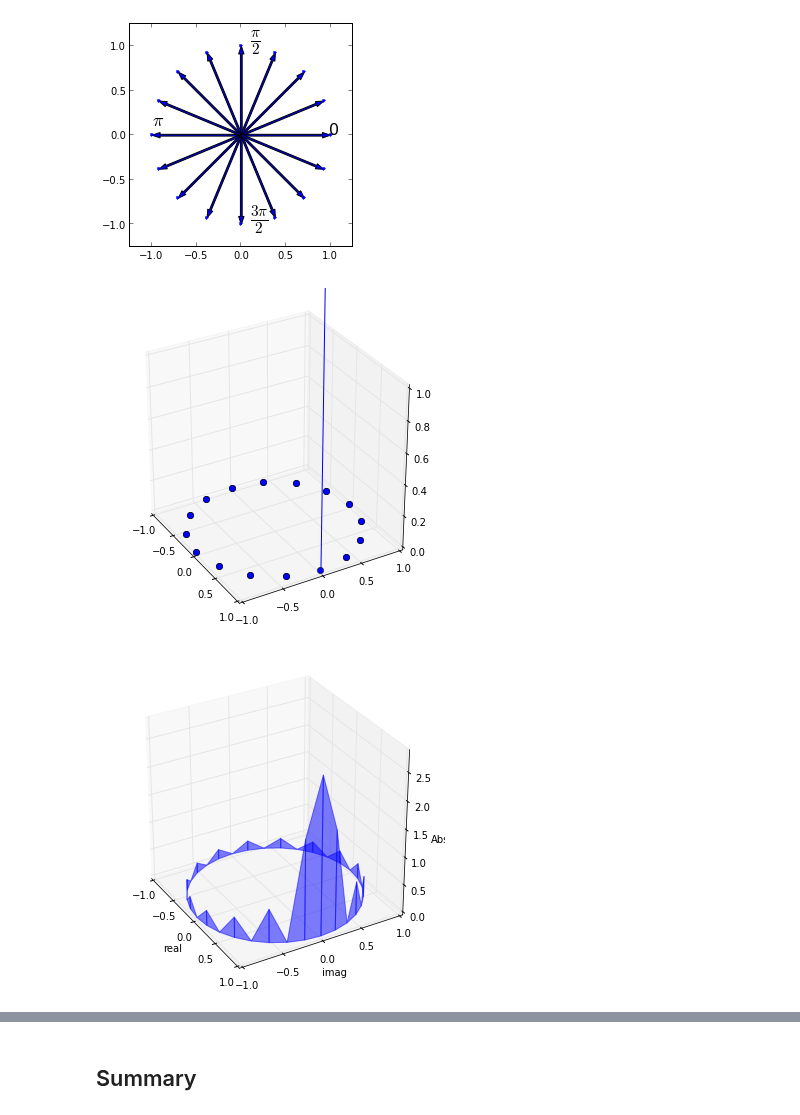
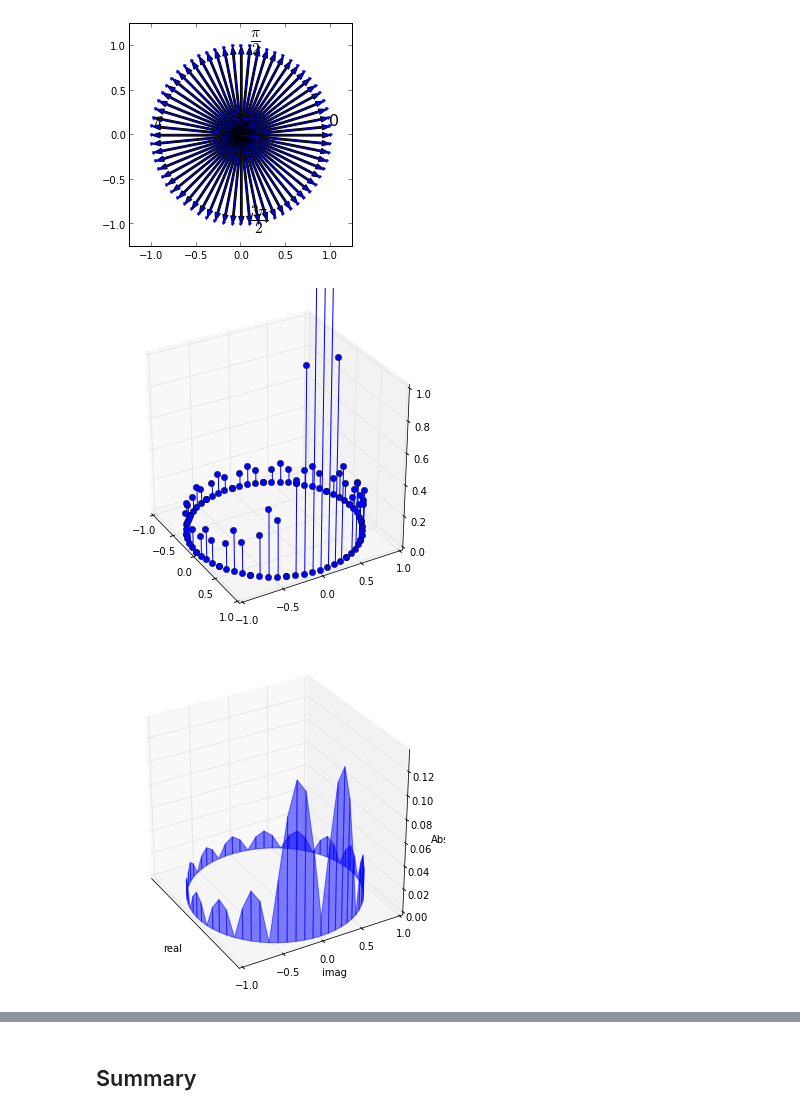
Before and after one commit to unpingco/Python-for-Signal-Processing, a Jupyter notebook: Fourier_Transform.ipynb, the cells around one changed output, grey strips where cells are left out. Saved outputs shown, nothing was run; the diff lists cells and outputs as text; code cells hidden in the pictures.

Commit message:
more fourier graphics in 3d

```diff
--- a/Fourier_Transform.ipynb
+++ b/Fourier_Transform.ipynb
@@ -2,41 +9,40 @@
 from __future__ import  division
 import numpy as np
 import matplotlib.pyplot as plt
 from matplotlib.patches import FancyArrow
 import mpl_toolkits.mplot3d.art3d as art3d
 from mpl_toolkits.mplot3d.art3d import Poly3DCollection
+import matplotlib.gridspec as gridspec
 
 def dftmatrix(Nfft=32,N=None):
     k= np.arange (Nfft)
     if N is None: N = Nfft
     n = arange (N)
     U = matrix(exp(1j* 2*pi/Nfft *k*n[:,None]))
     return U/sqrt(Nfft)
 
-Nfft=16
+Nfft=32*2
 v = ones((16,1))
 U = dftmatrix(Nfft=Nfft,N=16)
 
 f,ax=subplots()
 ax.set_aspect(1)
 a=2*pi/Nfft*arange(Nfft)
 ax.plot( cos(a),sin(a), '.')
 for i in a:
   ax.add_patch( FancyArrow(0,0,cos(i),sin(i),width=0.02,length_includes_head=True))
 
-ax.text(1,0,'0',fontsize=16)
+ax.text(1,0.1,'0',fontsize=16)
 ax.text(0.1,1,r'$\frac{\pi}{2}$',fontsize=22)
 ax.text(-1,0.1,r'$\pi$',fontsize=18)
 ax.text(0.1,-1,r'$\frac{3\pi}{2}$',fontsize=22)
 ax.axis(array([-1,1,-1,1])*1.25)
 plt.show()
 # %% [output]
-[figure, old version]
+[figure, new version]
 # %%
 #%qtconsole
 # %%
-
-
 fig = plt.figure()
 fig.set_size_inches(6,6)
 ax = fig.add_subplot(1, 1, 1, projection='3d')
@@ -58,10 +64,8 @@ ax.view_init(azim=-30)
 
 plt.show()
 # %% [output]
-[figure, old version]
+[figure, new version]
 # %%
-
-
 fig = plt.figure()
 fig.set_size_inches(6,6)
 ax = fig.add_subplot(1, 1, 1, projection='3d')
@@ -96,4 +100,4 @@ ax.add_collection3d(facet_filled(d[[-2,-1],:]))
 
 plt.show()
 # %% [output]
-[figure, old version]
+[figure, new version]
```
Also changed, not shown: parts of 4 cells of this notebook.
